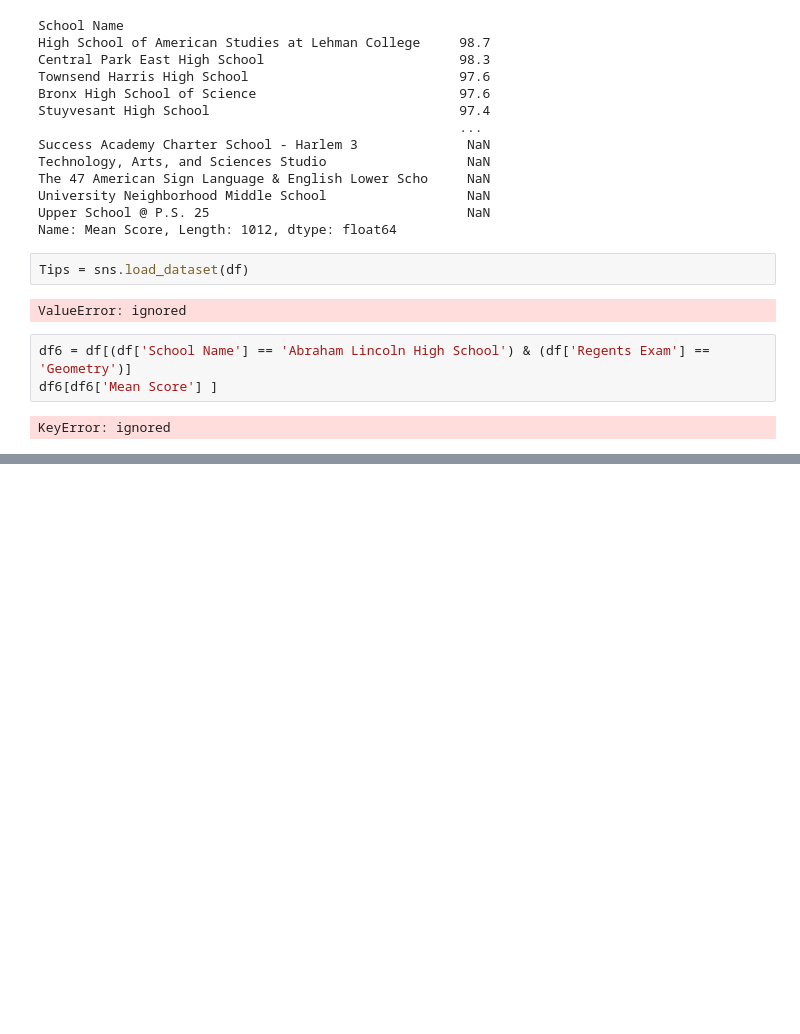
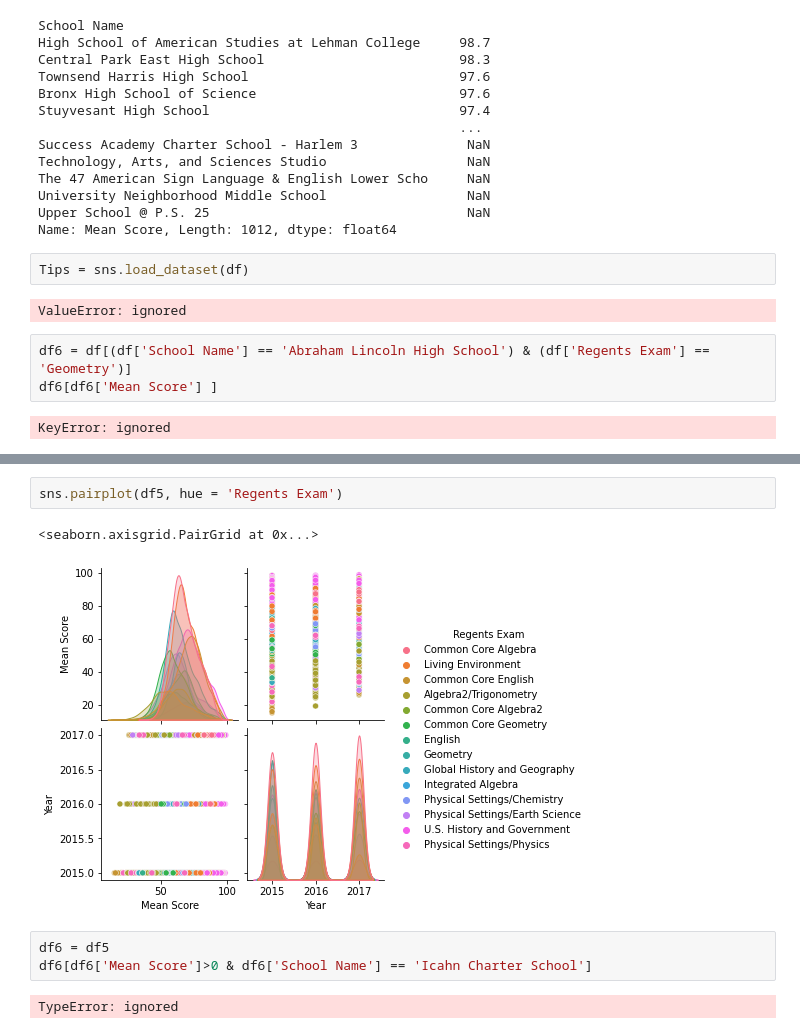
Before and after one commit to tuccib/CUNY-LAG, a Jupyter notebook: 210625_Project1_Bruno_Tucci.ipynb, the cells around one changed output, grey strips where cells are left out. Drawn from its saved outputs; the diff is of its cells as text; blank space fills up the shorter version.

```diff
--- a/210625_Project1_Bruno_Tucci.ipynb
+++ b/210625_Project1_Bruno_Tucci.ipynb
@@ -401,0 +440,10 @@ KeyError: ignored
+# %%
+sns.pairplot(df5, hue = 'Regents Exam')
+# %% [output]
+<seaborn.axisgrid.PairGrid at 0x...>
+[figure, added]
+# %%
+df6 = df5
+df6[df6['Mean Score']>0 & df6['School Name'] == 'Icahn Charter School']
+# %% [output]
+TypeError: ignored
```
Also changed, not shown: parts of 11 cells of this notebook.
